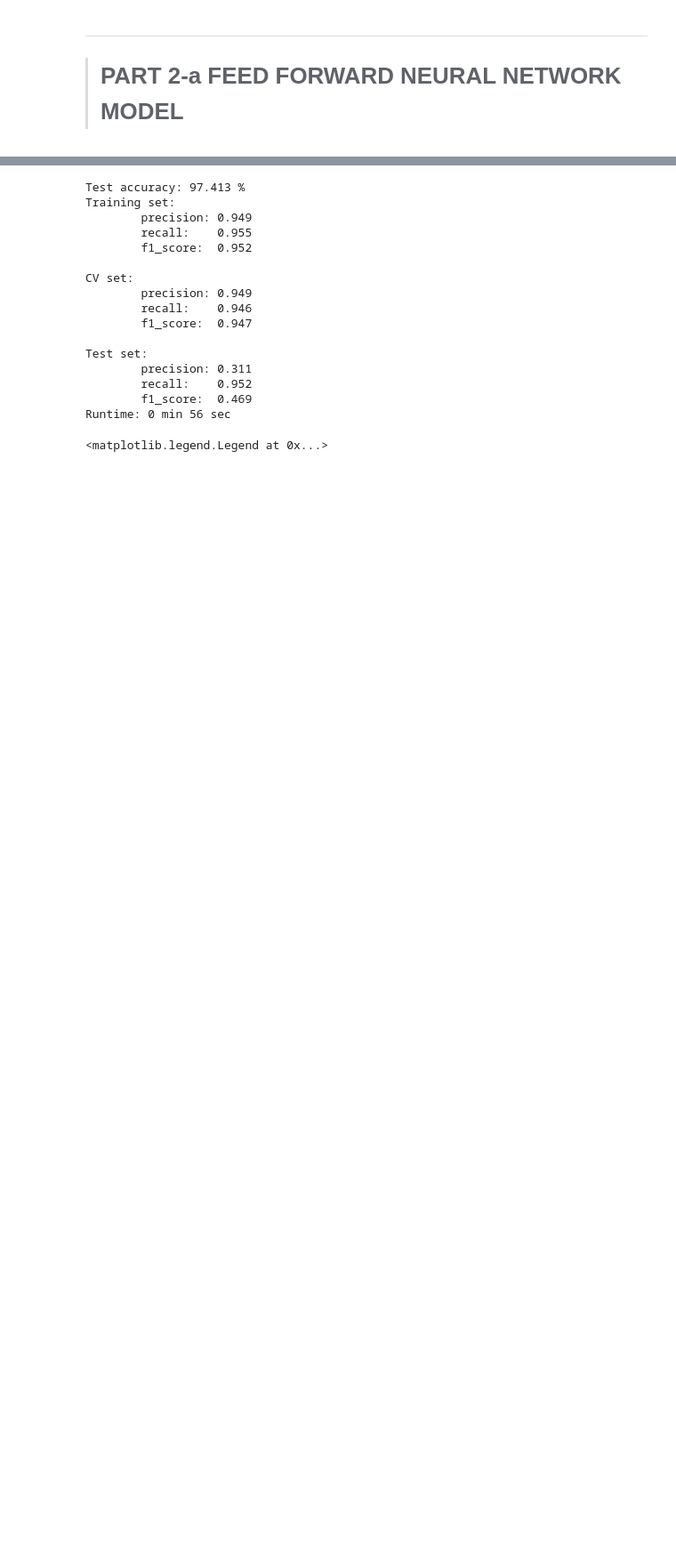
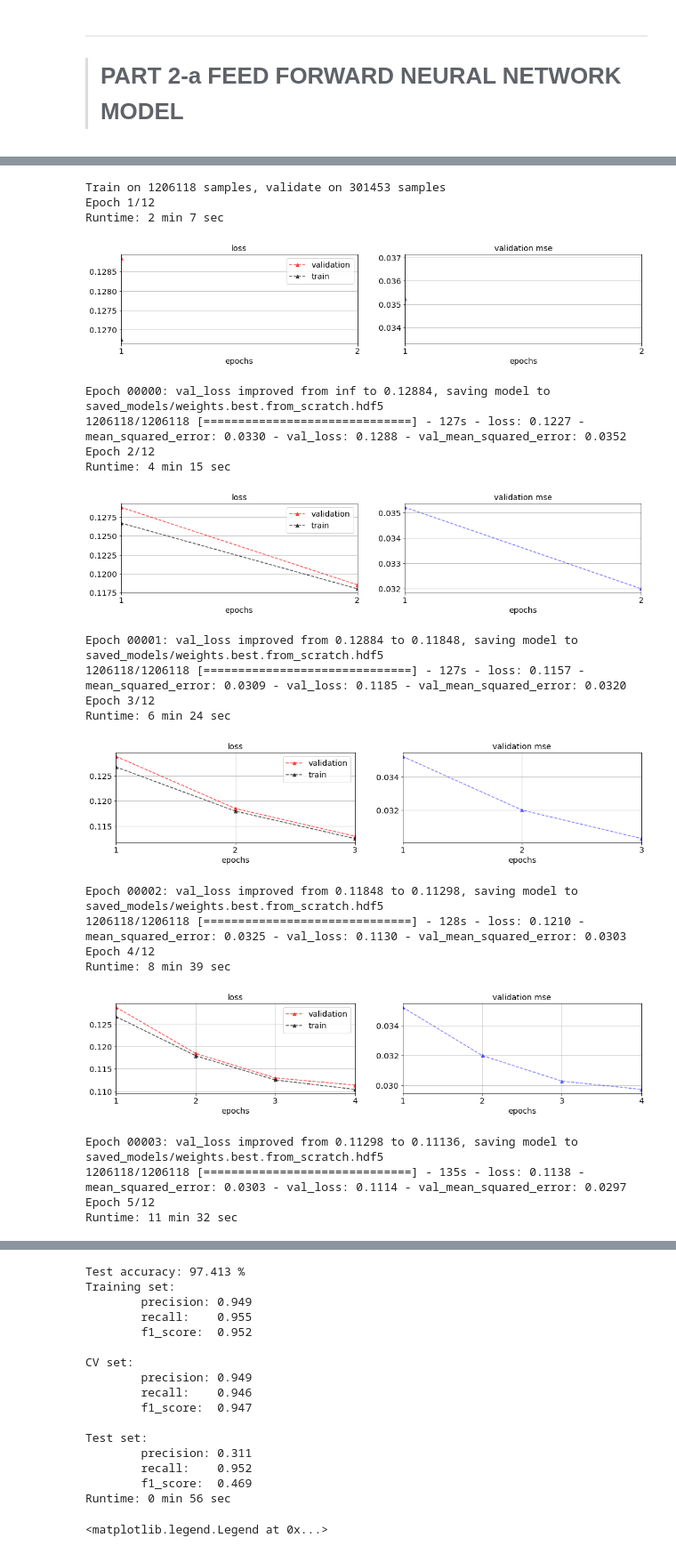
Before and after one commit to ozkansafak/Airfare-Prediction, a Jupyter notebook: main_Part1&2.ipynb, the cells around one changed output, grey strips where cells are left out. Shown at 89% size. Saved outputs shown, nothing was run; the diff lists cells and outputs as text; code cells hidden in the pictures; blank space fills up the shorter version.

```diff
--- a/main_Part1&2.ipynb
+++ b/main_Part1&2.ipynb
@@ -718,21 +728,42 @@ _________________________________________________________________
 # %%
 start = time.time()
 
 #........................................................
 from keras.callbacks import ModelCheckpoint
-checkpointer = ModelCheckpoint(filepath='saved_models/weights.best.from_scratch.hdf5',
-                               verbose=1, save_best_only=True)
+checkpointer = ModelCheckpoint(filepath='saved_models/weights.best.from_scratch.hdf5', verbose=1, save_best_only=True)
 
-callback_inst = Callback_Func((X_train, y_train),(X_cv, y_cv),
-                              time.time(), wanna_plot=True)
-
+callback_inst = Callback_Func((X_train, y_train),(X_cv, y_cv), time.time(), wanna_plot=True)
 
 model.fit(X_train, y_train,
           validation_data=(X_cv, y_cv),
           epochs=12,
           batch_size=512,
           callbacks=[callback_inst, checkpointer],
           verbose=1)
 
 #........................................................
-print_runtime()
+print_runtime(start)
+# %% [output]
+Train on 1206118 samples, validate on 301453 samples
+Epoch 1/12
+Runtime: 2 min 7 sec
+[figure, added]
+Epoch 00000: val_loss improved from inf to 0.12884, saving model to saved_models/weights.best.from_scratch.hdf5
+1206118/1206118 [==============================] - 127s - loss: 0.1227 - mean_squared_error: 0.0330 - val_loss: 0.1288 - val_mean_squared_error: 0.0352
+Epoch 2/12
+Runtime: 4 min 15 sec
+[figure, added]
+Epoch 00001: val_loss improved from 0.12884 to 0.11848, saving model to saved_models/weights.best.from_scratch.hdf5
+1206118/1206118 [==============================] - 127s - loss: 0.1157 - mean_squared_error: 0.0309 - val_loss: 0.1185 - val_mean_squared_error: 0.0320
+Epoch 3/12
+Runtime: 6 min 24 sec
+[figure, added]
+Epoch 00002: val_loss improved from 0.11848 to 0.11298, saving model to saved_models/weights.best.from_scratch.hdf5
+1206118/1206118 [==============================] - 128s - loss: 0.1210 - mean_squared_error: 0.0325 - val_loss: 0.1130 - val_mean_squared_error: 0.0303
+Epoch 4/12
+Runtime: 8 min 39 sec
+[figure, added]
+Epoch 00003: val_loss improved from 0.11298 to 0.11136, saving model to saved_models/weights.best.from_scratch.hdf5
+1206118/1206118 [==============================] - 135s - loss: 0.1138 - mean_squared_error: 0.0303 - val_loss: 0.1114 - val_mean_squared_error: 0.0297
+Epoch 5/12
+Runtime: 11 min 32 sec
```
Also changed, not shown: parts of 20 cells of this notebook, 1 other file.
